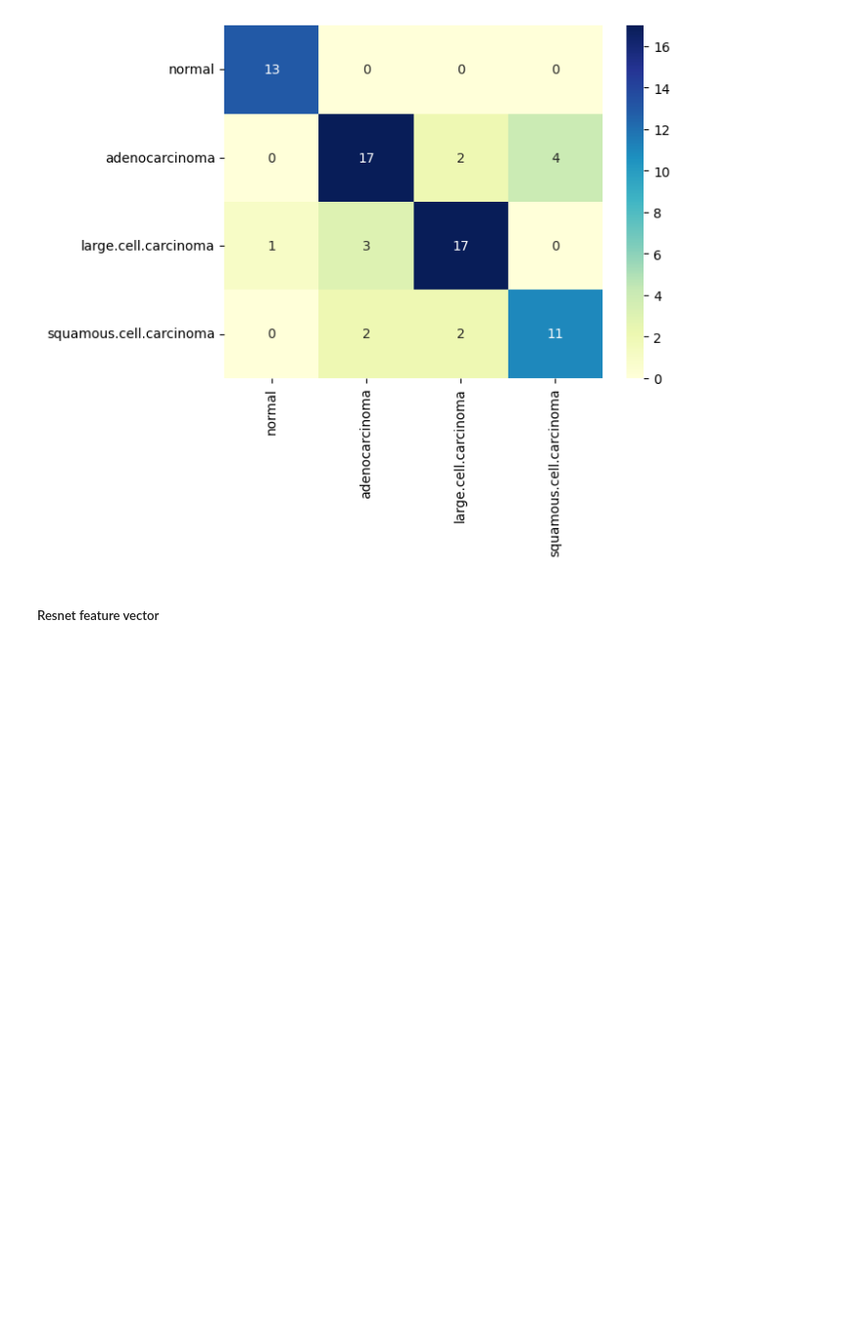
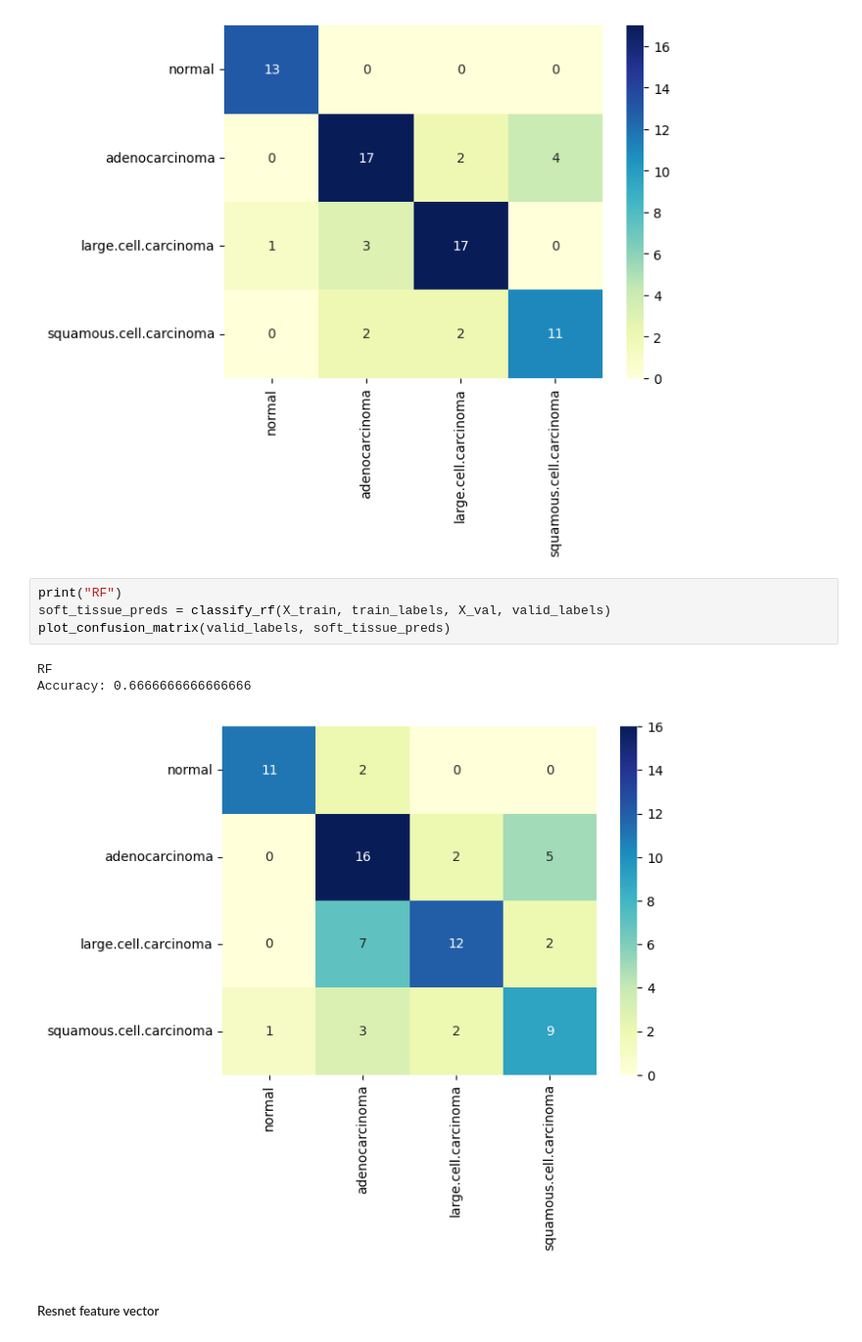
Before and after one commit to zacharyzimm/mids-281-final-project, a Jupyter notebook: Experiments.ipynb, the cells around one changed output. Shown at 98% size. Drawn from its saved outputs; the diff is of its cells as text; blank space fills up the shorter version.

```diff
--- a/Experiments.ipynb
+++ b/Experiments.ipynb
@@ -169,6 +193,14 @@ plot_confusion_matrix(valid_labels, soft_tissue_preds)
 SVM
 Accuracy: 0.8055555555555556
 [figure]
+# %%
+print("RF")
+soft_tissue_preds = classify_rf(X_train, train_labels, X_val, valid_labels)
+plot_confusion_matrix(valid_labels, soft_tissue_preds)
+# %% [output]
+RF
+Accuracy: 0.6666666666666666
+[figure, added]
 # %% [markdown]
 ##### Resnet feature vector
 # %%
```
Also changed, not shown: parts of 10 cells of this notebook, 2 other files.
